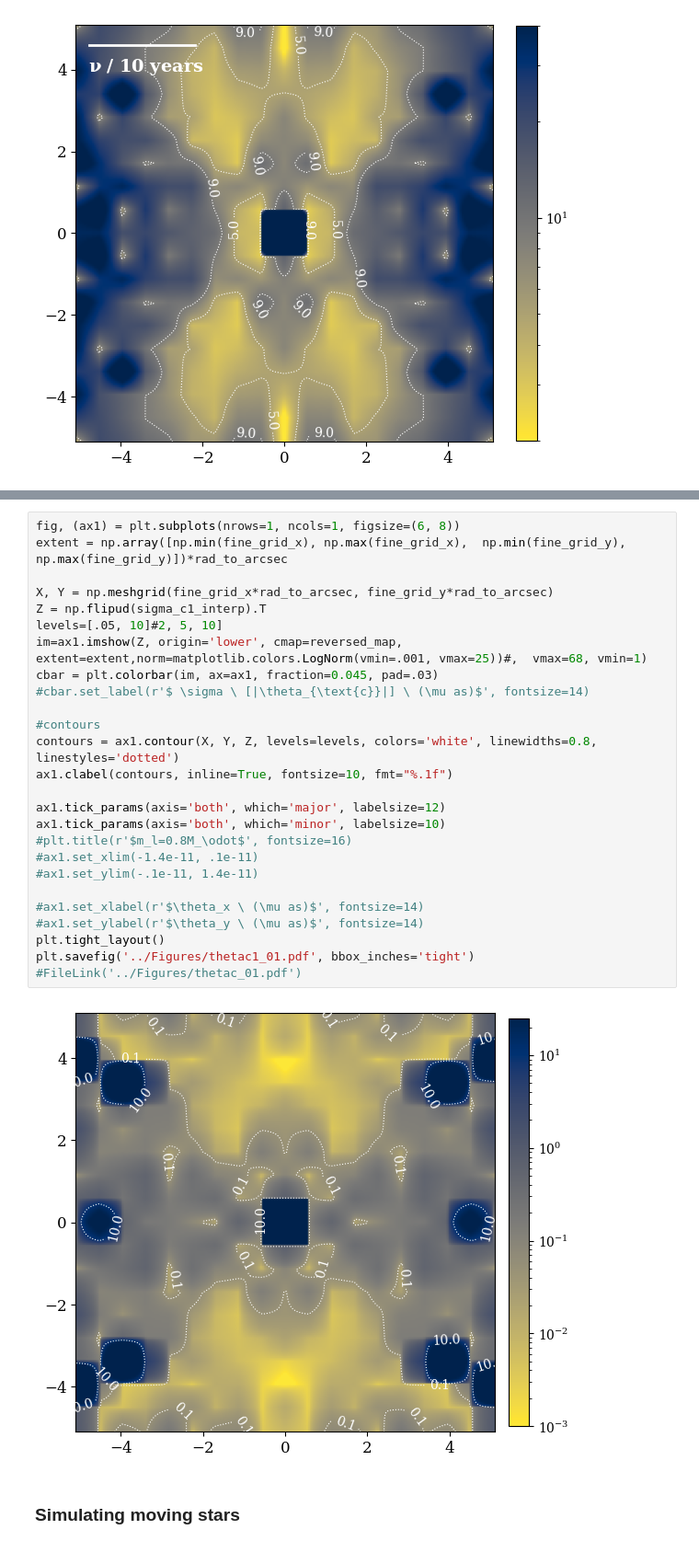
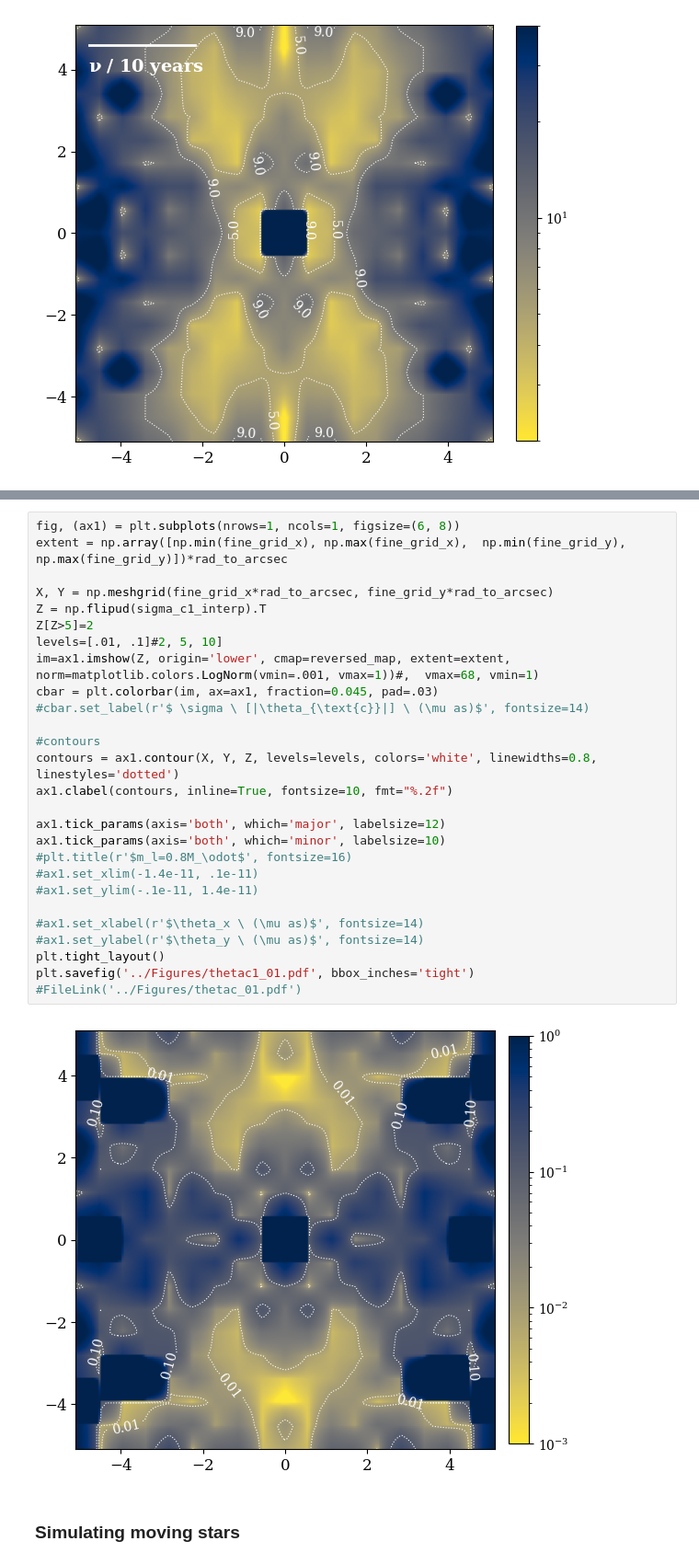
Before and after one commit to abby-moran/Quasar_microlensing_public, a Jupyter notebook: interp_grid01.ipynb, the cells around one changed output, grey strips where cells are left out. Shown at 92% size. Saved outputs shown, nothing was run; the diff lists cells and outputs as text.

```diff
--- a/interp_grid01.ipynb
+++ b/interp_grid01.ipynb
@@ -1090,31 +1091,32 @@ plt.tight_layout()
 # %%
 fig, (ax1) = plt.subplots(nrows=1, ncols=1, figsize=(6, 8))
 extent = np.array([np.min(fine_grid_x), np.max(fine_grid_x),  np.min(fine_grid_y), np.max(fine_grid_y)])*rad_to_arcsec
 
 X, Y = np.meshgrid(fine_grid_x*rad_to_arcsec, fine_grid_y*rad_to_arcsec)
 Z = np.flipud(sigma_c1_interp).T
-levels=[.05, 10]#2, 5, 10]
-im=ax1.imshow(Z, origin='lower', cmap=reversed_map, extent=extent,norm=matplotlib.colors.LogNorm(vmin=.001, vmax=25))#,  vmax=68, vmin=1)
+Z[Z>5]=2
+levels=[.01, .1]#2, 5, 10]
+im=ax1.imshow(Z, origin='lower', cmap=reversed_map, extent=extent, norm=matplotlib.colors.LogNorm(vmin=.001, vmax=1))#,  vmax=68, vmin=1)
 cbar = plt.colorbar(im, ax=ax1, fraction=0.045, pad=.03)
 #cbar.set_label(r'$ \sigma \ [|\theta_{\text{c}}|] \ (\mu as)$', fontsize=14)
 
 #contours
 contours = ax1.contour(X, Y, Z, levels=levels, colors='white', linewidths=0.8, linestyles='dotted')
-ax1.clabel(contours, inline=True, fontsize=10, fmt="%.1f")
+ax1.clabel(contours, inline=True, fontsize=10, fmt="%.2f")
 
 ax1.tick_params(axis='both', which='major', labelsize=12)
 ax1.tick_params(axis='both', which='minor', labelsize=10)
 #plt.title(r'$m_l=0.8M_\odot$', fontsize=16)
 #ax1.set_xlim(-1.4e-11, .1e-11)
 #ax1.set_ylim(-.1e-11, 1.4e-11)
 
 #ax1.set_xlabel(r'$\theta_x \ (\mu as)$', fontsize=14)
 #ax1.set_ylabel(r'$\theta_y \ (\mu as)$', fontsize=14)
 plt.tight_layout()
 plt.savefig('../Figures/thetac1_01.pdf', bbox_inches='tight')
 #FileLink('../Figures/thetac_01.pdf')
 # %% [output]
-[figure, old version]
+[figure, new version]
 # %% [markdown]
 ### Simulating moving stars
 # %%
```
Also changed, not shown: parts of 1 cell of this notebook, 6 other files.
